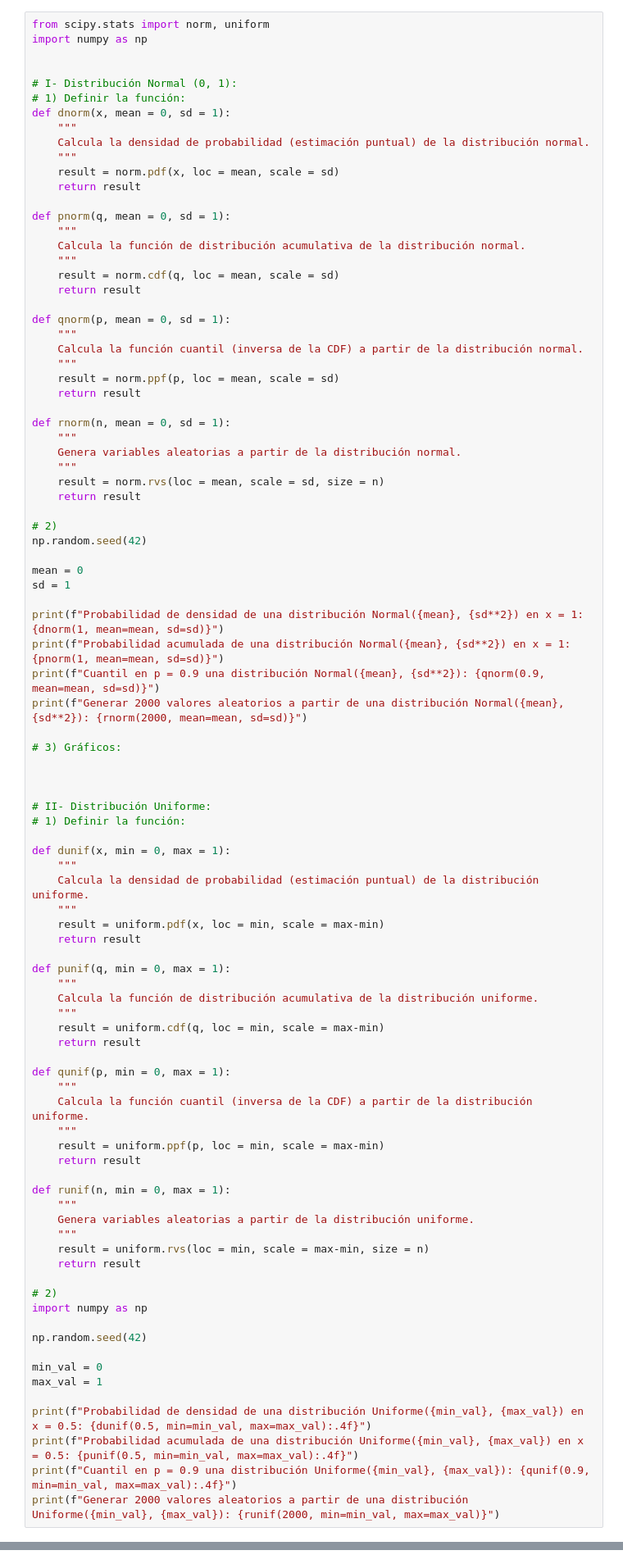
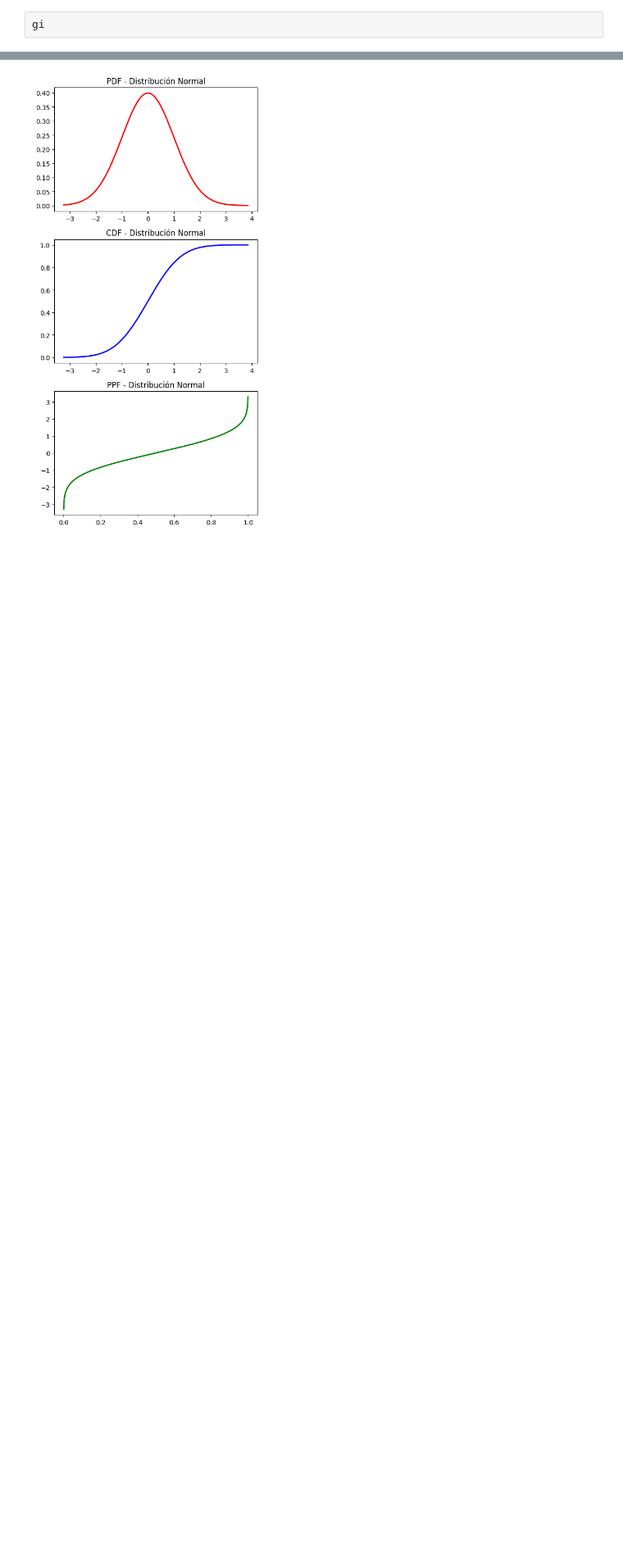
Before and after one commit to 4GeeksAcademy/Proyecto6_albaebauluz, a Jupyter notebook: notebook/problems.es.ipynb, the cells around one changed output, grey strips where cells are left out. Shown: that part at 82% size. Drawn from its saved outputs; the diff is of its cells as text; blank space fills up the shorter version.

```diff
--- a/notebook/problems.es.ipynb
+++ b/notebook/problems.es.ipynb
@@ -81,98 +81,7 @@ plt.show()
 
 Escriba las funciones anteriores pero para distribuciones normales y uniformes.
 # %%
-from scipy.stats import norm, uniform
-import numpy as np
-
-
-# I- Distribución Normal (0, 1):
-# 1) Definir la función:
-def dnorm(x, mean = 0, sd = 1):
-    """
-    Calcula la densidad de probabilidad (estimación puntual) de la distribución normal.
-    """
-    result = norm.pdf(x, loc = mean, scale = sd)
-    return result
-
-def pnorm(q, mean = 0, sd = 1):
-    """
-    Calcula la función de distribución acumulativa de la distribución normal.
-    """
-    result = norm.cdf(q, loc = mean, scale = sd)
-    return result
-
-def qnorm(p, mean = 0, sd = 1):
-    """
-    Calcula la función cuantil (inversa de la CDF) a partir de la distribución normal.
-    """
-    result = norm.ppf(p, loc = mean, scale = sd)
-    return result
-
-def rnorm(n, mean = 0, sd = 1):
-    """
-    Genera variables aleatorias a partir de la distribución normal.
-    """
-    result = norm.rvs(loc = mean, scale = sd, size = n)
-    return result
-
-# 2)
-np.random.seed(42)
-
-mean = 0
-sd = 1
-
-print(f"Probabilidad de densidad de una distribución Normal({mean}, {sd**2}) en x = 1: {dnorm(1, mean=mean, sd=sd)}")
-print(f"Probabilidad acumulada de una distribución Normal({mean}, {sd**2}) en x = 1: {pnorm(1, mean=mean, sd=sd)}")
-print(f"Cuantil en p = 0.9 una distribución Normal({mean}, {sd**2}): {qnorm(0.9, mean=mean, sd=sd)}")
-print(f"Generar 2000 valores aleatorios a partir de una distribución Normal({mean}, {sd**2}): {rnorm(2000, mean=mean, sd=sd)}")
-
-# 3) Gráficos:
-
-
-
-# II- Distribución Uniforme:
-# 1) Definir la función:
-
-def dunif(x, min = 0, max = 1):
-    """
-    Calcula la densidad de probabilidad (estimación puntual) de la distribución uniforme.
-    """
-    result = uniform.pdf(x, loc = min, scale = max-min)
-    return result
-
-def punif(q, min = 0, max = 1):
-    """
-    Calcula la función de distribución acumulativa de la distribución uniforme.
-    """
-    result = uniform.cdf(q, loc = min, scale = max-min)
-    return result
-
-def qunif(p, min = 0, max = 1):
-    """
-    Calcula la función cuantil (inversa de la CDF) a partir de la distribución uniforme.
-    """
-    result = uniform.ppf(p, loc = min, scale = max-min)
-    return result
-
-def runif(n, min = 0, max = 1):
-    """
-    Genera variables aleatorias a partir de la distribución uniforme.
-    """
-    result = uniform.rvs(loc = min, scale = max-min, size = n)
-    return result
-
-# 2)
-import numpy as np
-
-np.random.seed(42)
-
-min_val = 0
-max_val = 1
-
-print(f"Probabilidad de densidad de una distribución Uniforme({min_val}, {max_val}) en x = 0.5: {dunif(0.5, min=min_val, max=max_val):.4f}")
-print(f"Probabilidad acumulada de una distribución Uniforme({min_val}, {max_val}) en x = 0.5: {punif(0.5, min=min_val, max=max_val):.4f}")
-print(f"Cuantil en p = 0.9 una distribución Uniforme({min_val}, {max_val}): {qunif(0.9, min=min_val, max=max_val):.4f}")
-print(f"Generar 2000 valores aleatorios a partir de una distribución Uniforme({min_val}, {max_val}): {runif(2000, min=min_val, max=max_val)}")
+gi
 # %% [output]
 Probabilidad de densidad de una distribución Normal(0, 1) en x = 1: 0.24197072451914337
 Probabilidad acumulada de una distribución Normal(0, 1) en x = 1: 0.8413447460685429
@@ -185,0 +91 @@ Generar 2000 valores aleatorios a partir de una distribución Uniforme(0, 1): [0
+[figure, added]
```
Also changed, not shown: parts of 1 cell of this notebook.
